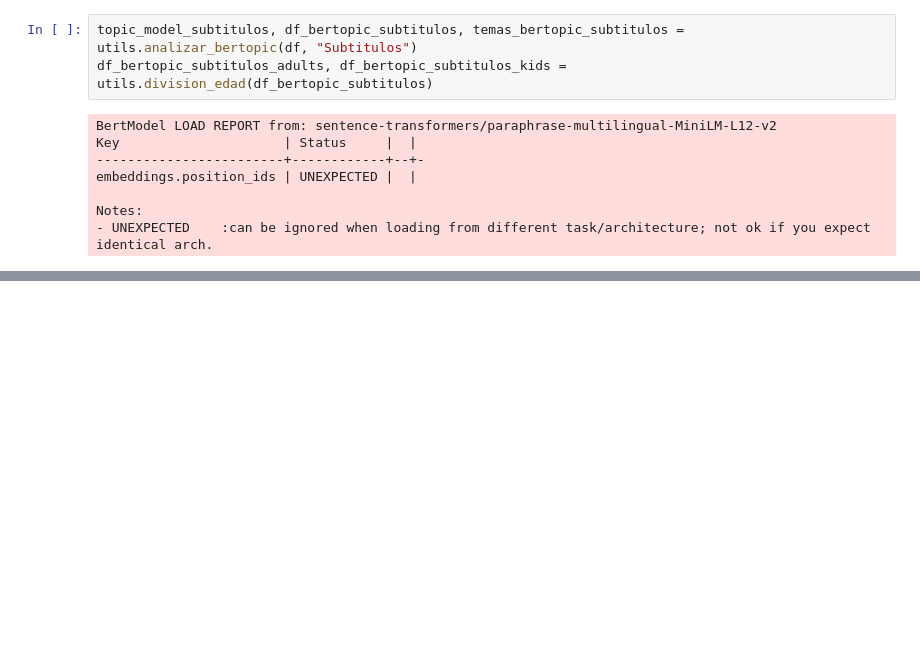
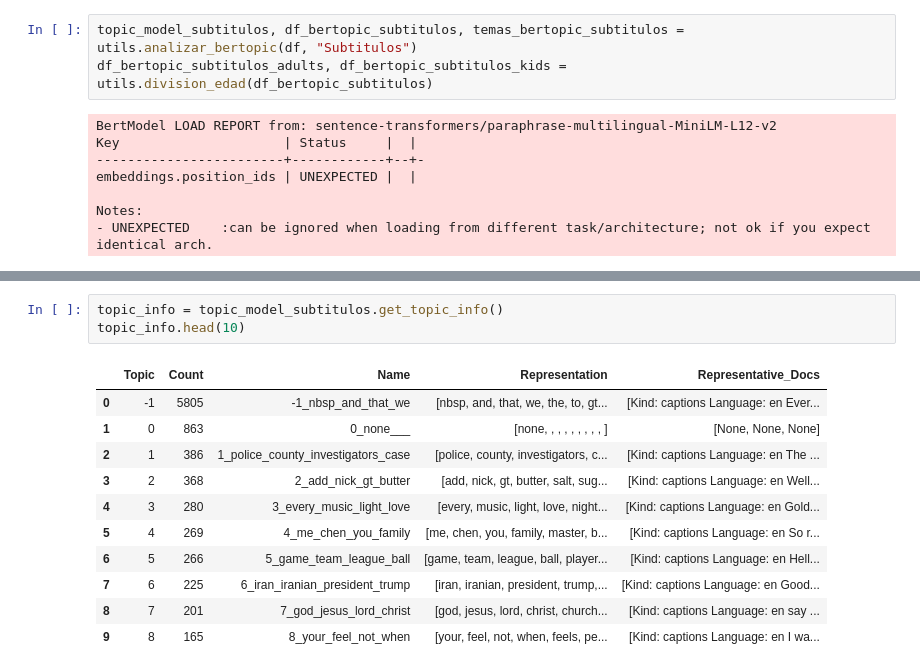
Before and after one commit to UCM-GIDIA-PD1/c2526-R1, a Jupyter notebook: src/analisis_kids.ipynb, the cells around one changed output, grey strips where cells are left out. Drawn from its saved outputs; the diff is of its cells as text; blank space fills up the shorter version.

```diff
--- a/src/analisis_kids.ipynb
+++ b/src/analisis_kids.ipynb
@@ -613,0 +600,15 @@ plt.show()
+# %%
+topic_info = topic_model_subtitulos.get_topic_info()
+topic_info.head(10)
+# %% [output]
+|  | Topic | Count | Name | Representation | Representative_Docs |
+| 0 | -1 | 5805 | -1_nbsp_and_that_we | [nbsp, and, that, we, the, to, gt... | [Kind: captions Language: en Ever... |
+| 1 | 0 | 863 | 0_none___ | [none, , , , , , , , , ] | [None, None, None] |
+| 2 | 1 | 386 | 1_police_county_investigators_case | [police, county, investigators, c... | [Kind: captions Language: en The ... |
+| 3 | 2 | 368 | 2_add_nick_gt_butter | [add, nick, gt, butter, salt, sug... | [Kind: captions Language: en Well... |
+| 4 | 3 | 280 | 3_every_music_light_love | [every, music, light, love, night... | [Kind: captions Language: en Gold... |
+| 5 | 4 | 269 | 4_me_chen_you_family | [me, chen, you, family, master, b... | [Kind: captions Language: en So r... |
+| 6 | 5 | 266 | 5_game_team_league_ball | [game, team, league, ball, player... | [Kind: captions Language: en Hell... |
+| 7 | 6 | 225 | 6_iran_iranian_president_trump | [iran, iranian, president, trump,... | [Kind: captions Language: en Good... |
+| 8 | 7 | 201 | 7_god_jesus_lord_christ | [god, jesus, lord, christ, church... | [Kind: captions Language: en say ... |
+| 9 | 8 | 165 | 8_your_feel_not_when | [your, feel, not, when, feels, pe... | [Kind: captions Language: en I wa... |
```
Also changed, not shown: parts of 19 cells of this notebook, 2 other files.
